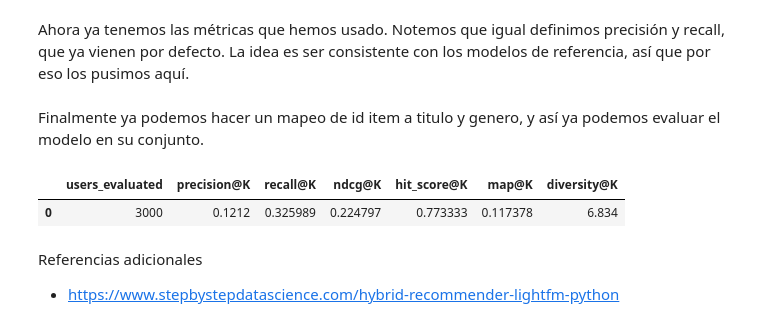
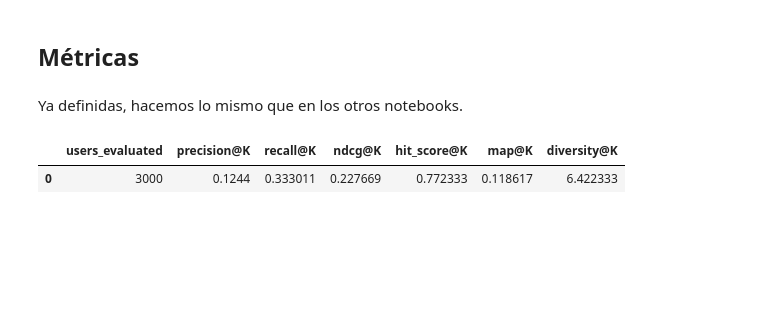
Before and after one commit to panchouc/Proyecto_RecSys, a Jupyter notebook: modelo_lightfm/LightFM_features_num.ipynb, the cells around one changed output. Saved outputs shown, nothing was run; the diff lists cells and outputs as text; code cells hidden in the pictures; blank space fills up the shorter version.

```diff
--- a/modelo_hibrido/LightFM_base.ipynb
+++ b/modelo_lightfm/LightFM_features_num.ipynb
@@ -400,0 +120,19 @@ recomendaciones (itemID):
+# %%
+unique_items = sorted(ratings["itemID"].unique())
+metadata = metadata.head(len(unique_items)).copy()
+metadata["itemID"] = unique_items[:len(metadata)]
+metadata["itemID"] = metadata["itemID"].astype(str)
+
+def stratified_user_split(df, test_size=0.25, seed=42):
+    train_parts, test_parts = [], []
+    for user, grp in df.groupby("userID"):
+        if len(grp) < 2:
+            train_parts.append(grp)
+            continue
+        tr, te = train_test_split(grp, test_size=test_size, random_state=seed)
+        train_parts.append(tr)
+        test_parts.append(te)
+    return pd.concat(train_parts), pd.concat(test_parts)
+
+train_df, test_df = stratified_user_split(ratings, test_size=TEST_PERCENTAGE, seed=SEED)
+print(f"Train: {train_df.shape}, Test: {test_df.shape}")
@@ -400,0 +278,16 @@ recomendaciones (itemID):
+# %%
+model_final = LightFM(
+    loss="bpr",
+    no_components=16,
+    learning_rate=0.025,
+    item_alpha=1e-4,
+    user_alpha=1e-5,
+    random_state=np.random.RandomState(SEED)
+)
+
+model_final.fit(
+    train_interactions3,
+    item_features=item_features3,
+    epochs=30,
+    num_threads=NO_THREADS
+)
@@ -420,5 +414,5 @@ recomendaciones para el usuario 1131:
-# %% [markdown]
-Ahora ya tenemos las métricas que hemos usado. Notemos que igual definimos precisión y recall, que ya vienen por defecto. La idea es ser consistente con los modelos de referencia, así que por eso los pusimos aquí.
+# %% [markdown]
+## Métricas
 # %%
 def precision_at_k(rec_k, rel_set):
     if len(rec_k) == 0:
@@ -463,8 +457,8 @@ def diversity_at_k(rec_k_dict, info_videojuegos):
         generos = {info_videojuegos[i][1] for i in recs if i in info_videojuegos}
         diversidades.append(len(generos))
     return np.mean(diversidades) if diversidades else np.nan
-# %% [markdown]
-Finalmente ya podemos hacer un mapeo de id item a titulo y genero, y así ya podemos evaluar el modelo en su conjunto.
+# %% [markdown]
+Ya definidas, hacemos lo mismo que en los otros notebooks.
 # %%
 itemid2title = dict(metadata[["itemID", "GameTitle"]].drop_duplicates("itemID").values)
 itemid2genre = dict(metadata[["itemID", "Genre"]].drop_duplicates("itemID").values)
@@ -533,36 +527,33 @@ def evaluar_metricas(
 
     df_users = pd.DataFrame(rows_user)
     global_metrics = {
         "users_evaluated": int(df_users.shape[0]),
         "precision@K": float(df_users["precision@K"].mean()) if not df_users.empty else np.nan,
         "recall@K": float(df_users["recall@K"].mean()) if not df_users.empty else np.nan,
         "ndcg@K": float(df_users["ndcg@K"].mean()) if not df_users.empty else np.nan,
         "hit_score@K": float(df_users["hit_score@K"].mean()) if not df_users.empty else np.nan,
         "map@K": float(df_users["map@K"].mean()) if not df_users.empty else np.nan
     }
 
     if info_videojuegos is not None and len(info_videojuegos) > 0:
         global_metrics["diversity@K"] = float(diversity_at_k(rec_k_dict, info_videojuegos))
     else:
         global_metrics["diversity@K"] = np.nan
 
     df_global = pd.DataFrame([global_metrics])
 
     return df_global
 
 df_global = evaluar_metricas(
     model=model_final,
-    train_interactions=train_interactions,
-    test_interactions=test_interactions,
+    train_interactions=train_interactions3,
+    test_interactions=test_interactions3,
     K=K,
     num_threads=NO_THREADS,
     info_videojuegos=info_videojuegos
 )
 
 display(df_global)
 # %% [output]
 |  | users_evaluated | precision@K | recall@K | ndcg@K | hit_score@K | map@K | diversity@K |
-| 0 | 3000 | 0.1212 | 0.325989 | 0.224797 | 0.773333 | 0.117378 | 6.834 |
+| 0 | 3000 | 0.1244 | 0.333011 | 0.227669 | 0.772333 | 0.118617 | 6.422333 |
-# %% [markdown]
-Referencias adicionales
-- https://www.stepbystepdatascience.com/hybrid-recommender-lightfm-python
```
Also changed, not shown: parts of 56 cells of this notebook, 7 other files.
